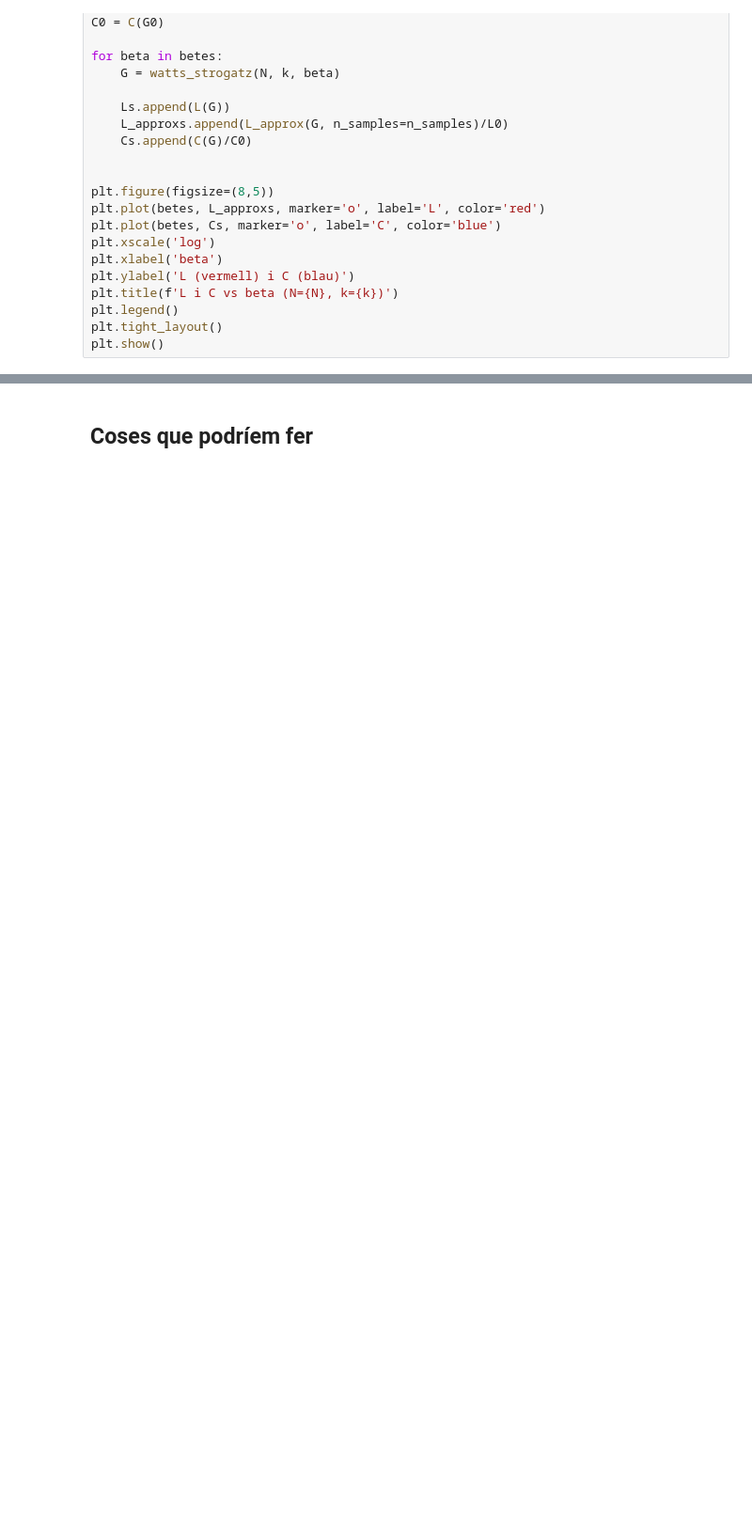
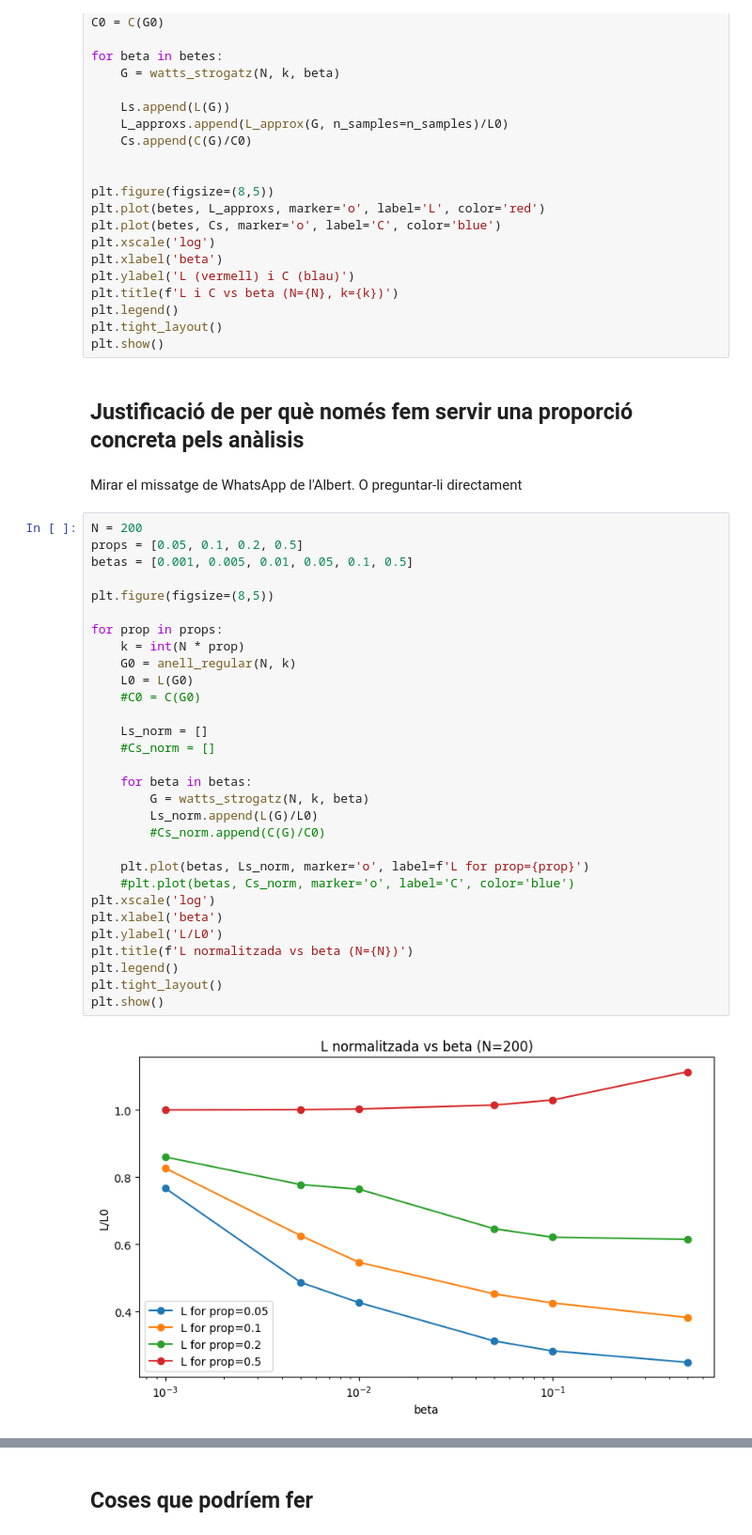
Before and after one commit to sergiresina-gif/small-world-study, a Jupyter notebook: main.ipynb, the cells around one changed output, grey strips where cells are left out. Shown at 94% size. Saved outputs shown, nothing was run; the diff lists cells and outputs as text; blank space fills up the shorter version.

```diff
--- a/main.ipynb
+++ b/main.ipynb
@@ -325,4 +325,40 @@ plt.title(f'L i C vs beta (N={N}, k={k})')
 plt.legend()
 plt.tight_layout()
 plt.show()
+# %% [markdown]
+## Justificació de per què només fem servir una proporció concreta pels anàlisis
+# %% [markdown]
+Mirar el missatge de WhatsApp de l'Albert. O preguntar-li directament
+# %%
+N = 200
+props = [0.05, 0.1, 0.2, 0.5]
+betas = [0.001, 0.005, 0.01, 0.05, 0.1, 0.5]
+
+plt.figure(figsize=(8,5))
+
+for prop in props:
+    k = int(N * prop)
+    G0 = anell_regular(N, k)
+    L0 = L(G0)
+    #C0 = C(G0)
+
+    Ls_norm = []
+    #Cs_norm = []
+
+    for beta in betas:
+        G = watts_strogatz(N, k, beta)
+        Ls_norm.append(L(G)/L0)
+        #Cs_norm.append(C(G)/C0)
+
+    plt.plot(betas, Ls_norm, marker='o', label=f'L for prop={prop}')
+    #plt.plot(betas, Cs_norm, marker='o', label='C', color='blue')
+plt.xscale('log')
+plt.xlabel('beta')
+plt.ylabel('L/L0')
+plt.title(f'L normalitzada vs beta (N={N})')
+plt.legend()
+plt.tight_layout()
+plt.show()
+# %% [output]
+[figure, added]
 # %% [markdown]
```
Also changed, not shown: parts of 6 cells of this notebook, 1 other file.
